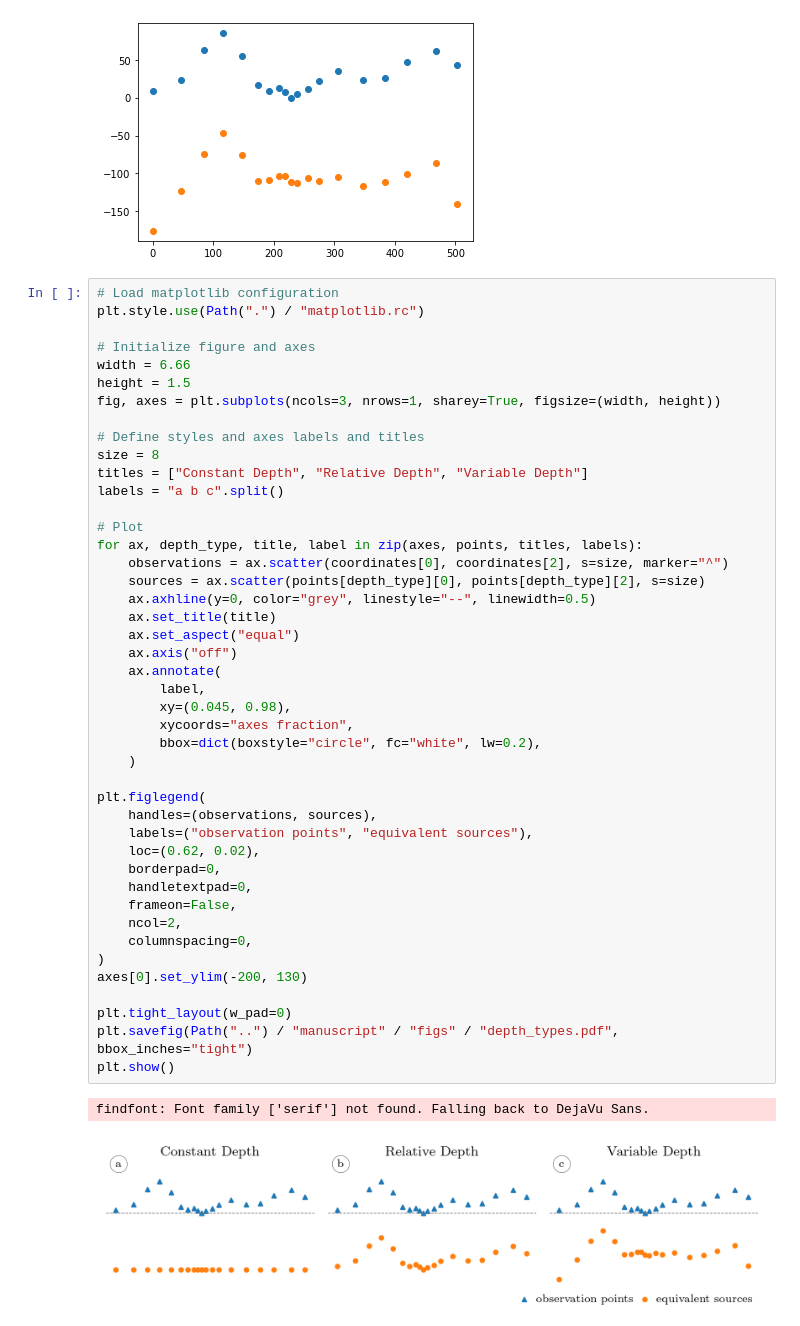
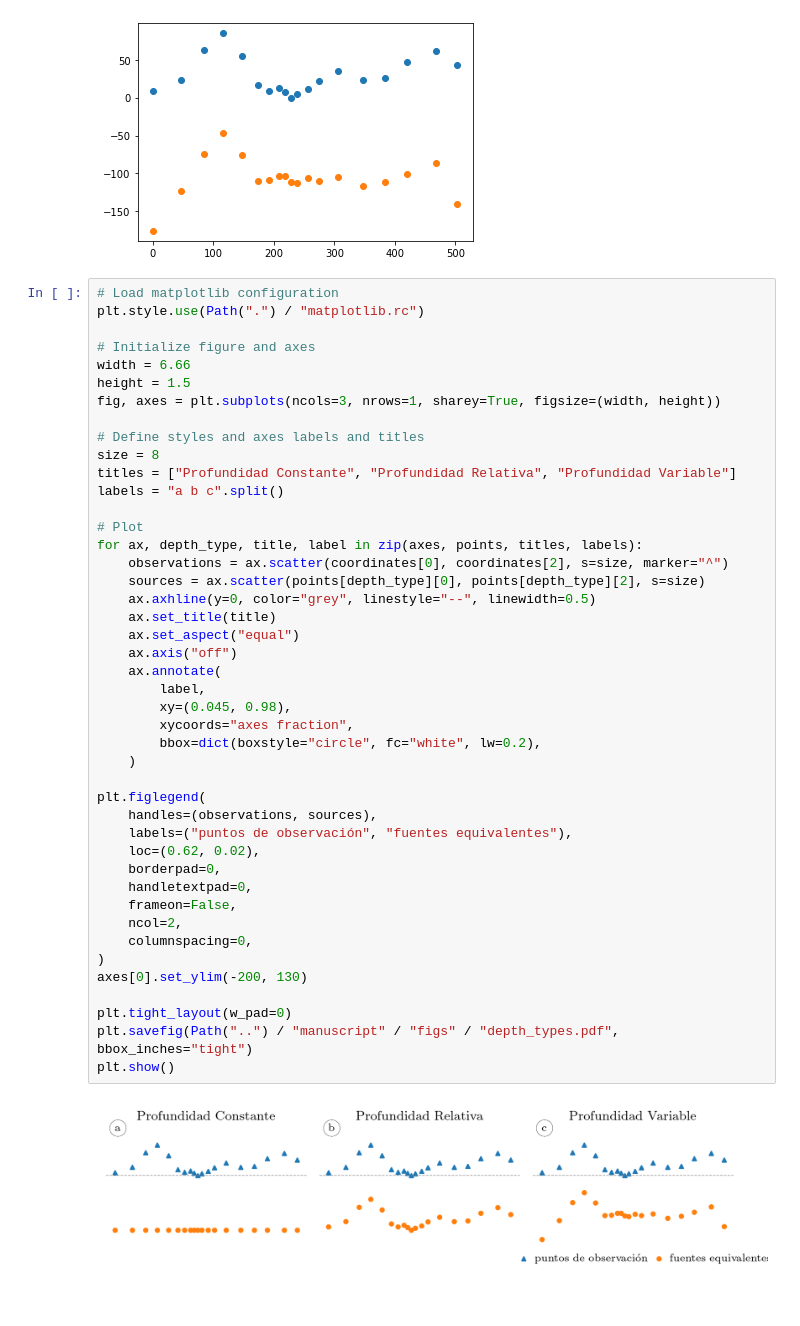
Before and after one commit to compgeolab/eql-gradient-boosted, a Jupyter notebook: notebooks/04-depth-types-schematics.ipynb, the cells around one changed output. Saved outputs shown, nothing was run; the diff lists cells and outputs as text; blank space fills up the shorter version.

Commit message:
Translate schematic figures

```diff
--- a/notebooks/04-depth-types-schematics.ipynb
+++ b/notebooks/04-depth-types-schematics.ipynb
@@ -86,39 +86,38 @@ fig, axes = plt.subplots(ncols=3, nrows=1, sharey=True, figsize=(width, height))
 
 # Define styles and axes labels and titles
 size = 8
-titles = ["Constant Depth", "Relative Depth", "Variable Depth"]
+titles = ["Profundidad Constante", "Profundidad Relativa", "Profundidad Variable"]
 labels = "a b c".split()
 
 # Plot
 for ax, depth_type, title, label in zip(axes, points, titles, labels):
     observations = ax.scatter(coordinates[0], coordinates[2], s=size, marker="^")
     sources = ax.scatter(points[depth_type][0], points[depth_type][2], s=size)
     ax.axhline(y=0, color="grey", linestyle="--", linewidth=0.5)
     ax.set_title(title)
     ax.set_aspect("equal")
     ax.axis("off")
     ax.annotate(
         label,
         xy=(0.045, 0.98),
         xycoords="axes fraction",
         bbox=dict(boxstyle="circle", fc="white", lw=0.2),
     )
 
 plt.figlegend(
     handles=(observations, sources),
-    labels=("observation points", "equivalent sources"),
+    labels=("puntos de observación", "fuentes equivalentes"),
     loc=(0.62, 0.02),
     borderpad=0,
     handletextpad=0,
     frameon=False,
     ncol=2,
     columnspacing=0,
 )
 axes[0].set_ylim(-200, 130)
 
 plt.tight_layout(w_pad=0)
 plt.savefig(Path("..") / "manuscript" / "figs" / "depth_types.pdf", bbox_inches="tight")
 plt.show()
 # %% [output]
-findfont: Font family ['serif'] not found. Falling back to DejaVu Sans.
-[figure, old version]
+[figure, new version]
```
Also changed, not shown: 4 other files.
